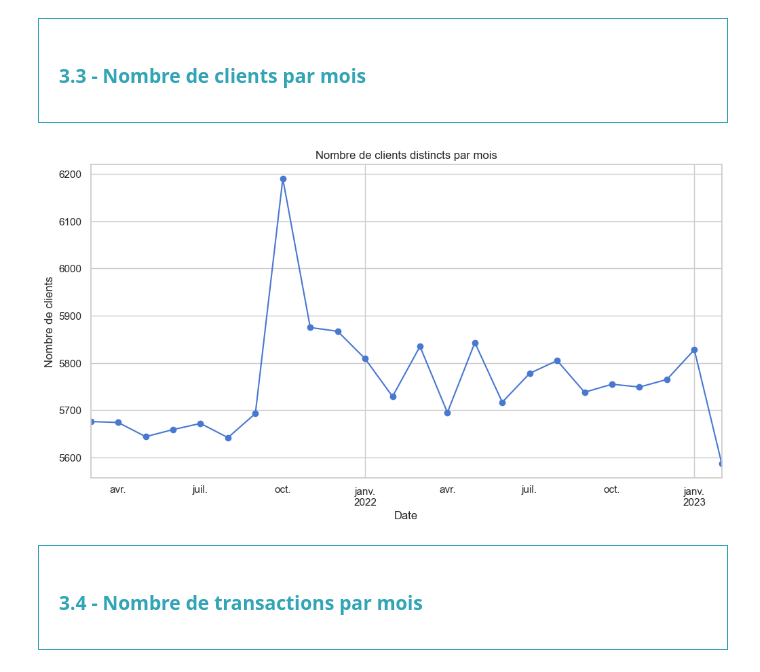
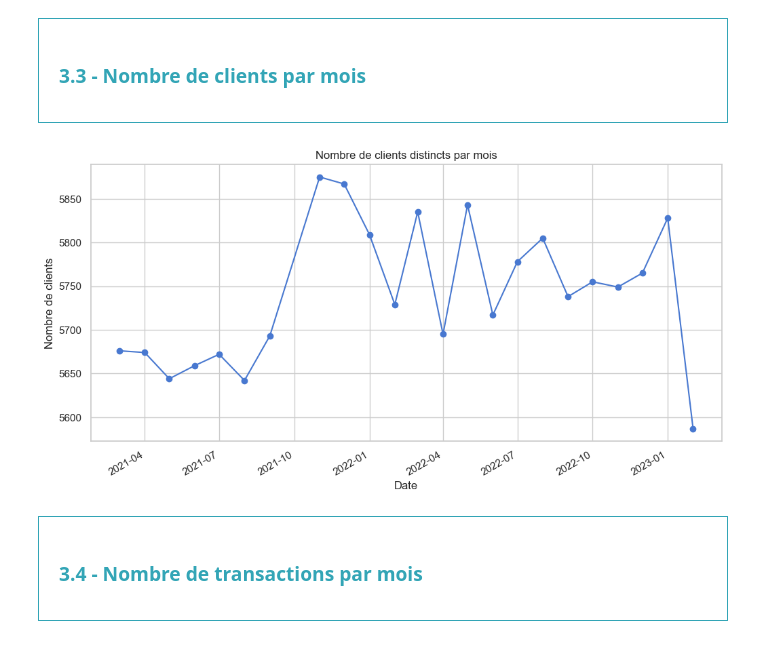
Before and after one commit to obenmaha/analyse-ventes-librairie, a Jupyter notebook: Analyse des Vente_V3.ipynb, the cells around one changed output. Drawn from its saved outputs; the diff is of its cells as text; code cells hidden in the pictures.

Commit message:
changing path, clean data(more detail), sort NaN, exclude oct data(data not accurate)

```diff
--- a/Analyse des Vente_V3.ipynb
+++ b/Analyse des Vente_V3.ipynb
@@ -144,0 +225,6 @@ memory usage: 26.2+ MB
+# %%
+# Clean (Pour l'instant on décide d'extraire ces données, en attendant la confirmation du client, cela va nous permettre de continuer notre analyse)
+df_invite = df_transactions_products[df_transactions_products["_merge"]=='right_only']
+del df_invite['_merge']
+df_transactions_products = df_transactions_products[df_transactions_products["_merge"]=='both']
+del df_transactions_products['_merge']
@@ -145,7 +267,4 @@ memory usage: 26.2+ MB
 # %%
-# Fusionner transactions avec produits pour obtenir les prix
-df_transactions_products = df_transactions.merge(df_products, on='id_prod')
-
 # Calculer le chiffre d'affaires par jour et ajouter une moyenne mobile
 daily_revenue = df_transactions_products.groupby(df_transactions_products['date'].dt.date)['price'].sum()
 daily_revenue = daily_revenue.to_frame(name='daily_revenue')
@@ -311,0 +465,6 @@ plt.show()
+# %%
+# Exclure le mois d'octobre 2021
+df_transactions_products = df_transactions_products[~((df_transactions_products['date'] >= '2021-10-01') & (df_transactions_products['date'] < '2021-11-01'))]
+
+# S'assurer que la colonne 'date' est bien en index
+df_transactions_products.set_index('date', inplace=True)
@@ -311,0 +487,14 @@ plt.show()
+# %%
+#Palette de couleurs
+sns.set_theme(style='whitegrid', palette='muted')
+
+# Tracer le graphique
+plt.figure(figsize=(14, 7))
+plt.plot(daily_revenue.index, daily_revenue['daily_revenue'], label="Chiffre d'affaires quotidien")
+plt.plot(daily_revenue.index, daily_revenue['7d_moving_avg'], label='Moyenne mobile sur 7 jours', linestyle='--')
+plt.title("Évolution du chiffre d'affaires quotidien avec moyenne mobile")
+plt.xlabel("Date")
+plt.ylabel("Chiffre d'affaires")
+plt.legend()
+plt.grid(True)
+plt.show()
@@ -314,22 +505,23 @@ plt.show()
 <h3 style="margin: auto; padding: 20px; color: RGB(51,165,182); ">3.3 - Nombre de clients par mois</h3>
 </div>
 # %%
+df_transactions_products.reset_index(inplace=True)
 # Calculer le nombre de clients distincts par mois
 clients_per_month = df_transactions_products.groupby(df_transactions_products['date'].dt.to_period("M"))['client_id'].nunique()
 
 # Convertir l'index pour un affichage correct
 clients_per_month.index = clients_per_month.index.to_timestamp()
 
 # Tracer le graphique
 plt.figure(figsize=(12, 6))
 clients_per_month.plot(kind='line', marker='o')
 plt.title("Nombre de clients distincts par mois")
 plt.xlabel("Date")
 plt.ylabel("Nombre de clients")
 plt.grid(True)
 plt.show()
 # %% [output]
-[figure, old version]
+[figure, new version]
 # %% [markdown]
 <div style="border: 1px solid RGB(51,165,182);" >
 <h3 style="margin: auto; padding: 20px; color: RGB(51,165,182); ">3.4 - Nombre de transactions par mois</h3>
```
Also changed, not shown: parts of 44 cells of this notebook.
